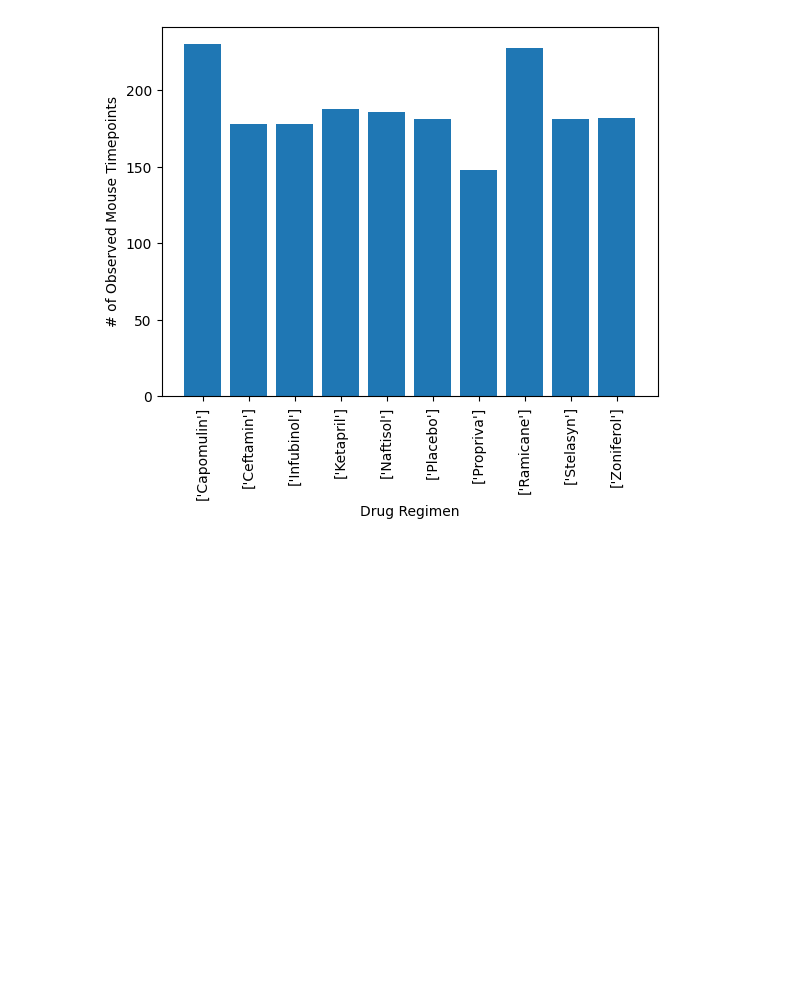
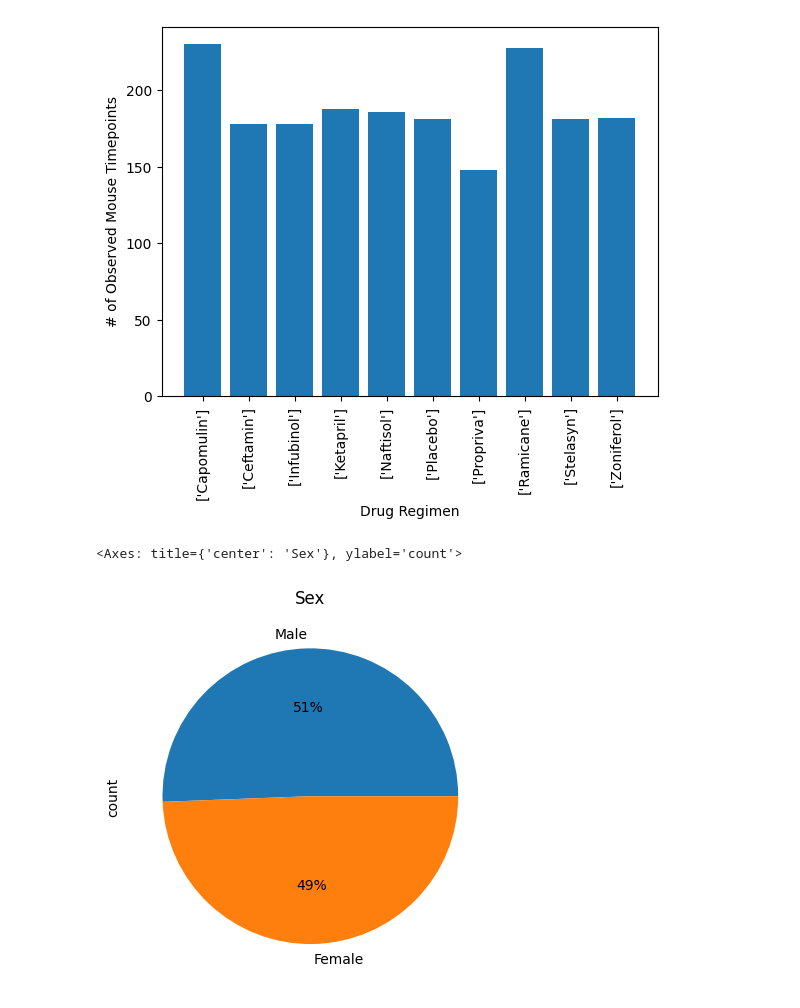
Before and after one commit to Ray-Marshal/visualization_challenge, a Jupyter notebook: pymaceuticals_final.ipynb, the cells around one changed output. Cells and saved outputs as stored; diff of their text form; code cells hidden in the pictures; blank space fills up the shorter version.

```diff
--- a/pymaceuticals_final.ipynb
+++ b/pymaceuticals_final.ipynb
@@ -154,3 +158,10 @@ plt.ylabel("# of Observed Mouse Timepoints")
 plt.show()
 # %% [output]
 [figure]
+# %%
+# Generate a pie plot showing the distribution of female versus male mice using Pandas
+mouse_gender = mouse_study_df["Sex"].value_counts()
+mouse_gender.plot(kind="pie", autopct="%1.0f%%", title="Sex")
+# %% [output]
+<Axes: title={'center': 'Sex'}, ylabel='count'>
+[figure, added]
```
Also changed, not shown: parts of 2 cells of this notebook.
